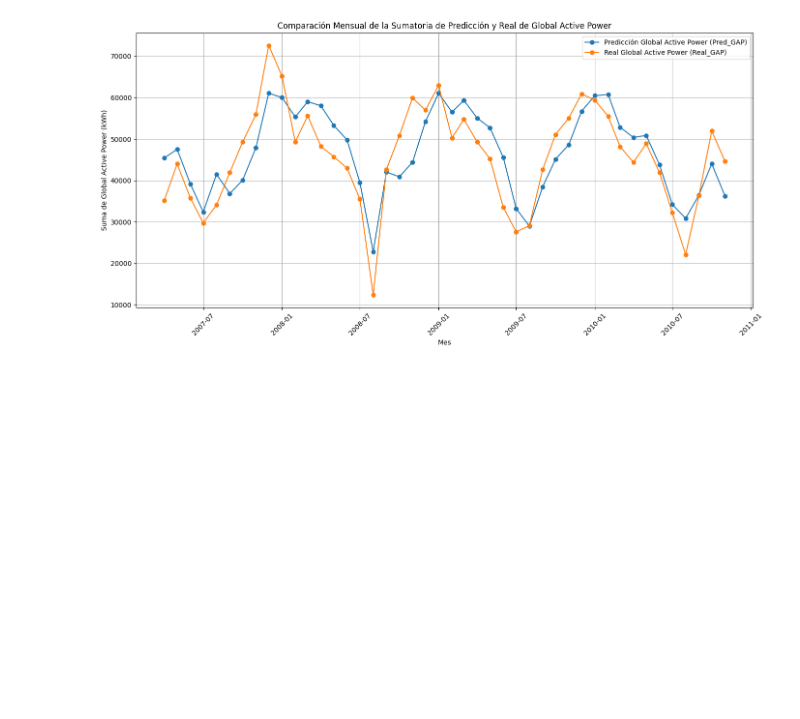
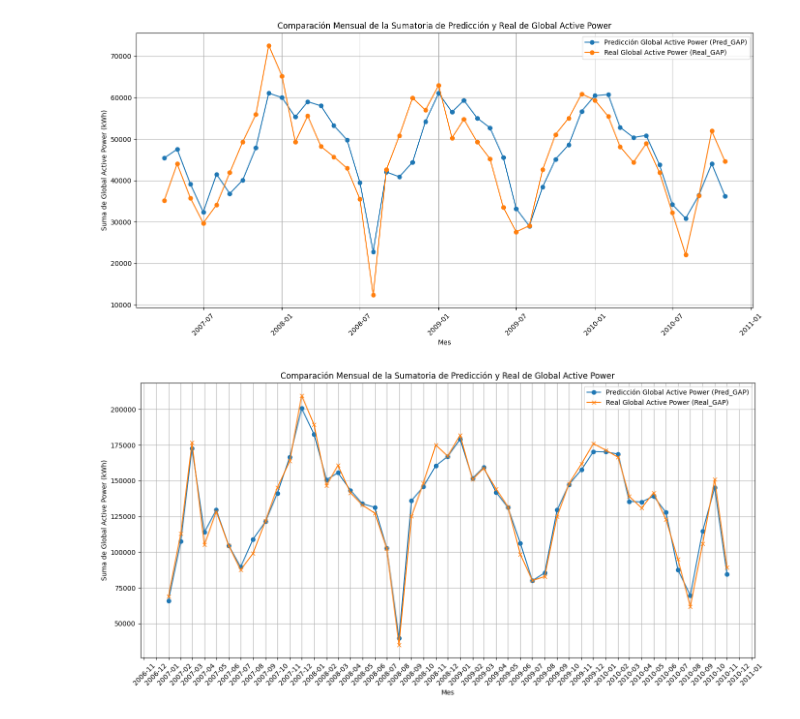
Before and after one commit to matgoni/Household_Power_Consumption, a Jupyter notebook: IHPC.ipynb, the cells around one changed output. Saved outputs shown, nothing was run; the diff lists cells and outputs as text; code cells hidden in the pictures; blank space fills up the shorter version.

```diff
--- a/IHPC.ipynb
+++ b/IHPC.ipynb
@@ -450,0 +456,29 @@ plt.show()
+# %%
+results2['month_year'] = results2['Date'].dt.to_period('M')
+
+# Agrupar por la nueva columna y sumar los valores
+monthly_data = results2.groupby('month_year').agg({
+    'Pred_GAP': 'sum',
+    'Real_GAP': 'sum'
+}).reset_index()
+
+# Convertir el 'month_year' de Period a datetime para graficar
+monthly_data['month_year'] = monthly_data['month_year'].dt.to_timestamp()
+
+# Graficar los datos
+plt.figure(figsize=(14, 7))
+plt.plot(monthly_data['month_year'], monthly_data['Pred_GAP'], label='Predicción Global Active Power (Pred_GAP)', marker='o')
+plt.plot(monthly_data['month_year'], monthly_data['Real_GAP'], label='Real Global Active Power (Real_GAP)', marker='x')
+plt.title('Comparación Mensual de la Sumatoria de Predicción y Real de Global Active Power')
+plt.xlabel('Mes')
+plt.ylabel('Suma de Global Active Power (kWh)')
+plt.legend()
+plt.grid(True)
+plt.xticks(rotation=45)  # Mejorando la legibilidad de las fechas
+ax = plt.gca()
+ax.xaxis.set_major_locator(mdates.MonthLocator(interval=1))
+ax.xaxis.set_major_formatter(mdates.DateFormatter('%Y-%m'))
+plt.tight_layout()
+plt.show()
+# %% [output]
+[figure, added]
```
Also changed, not shown: parts of 56 cells of this notebook.
